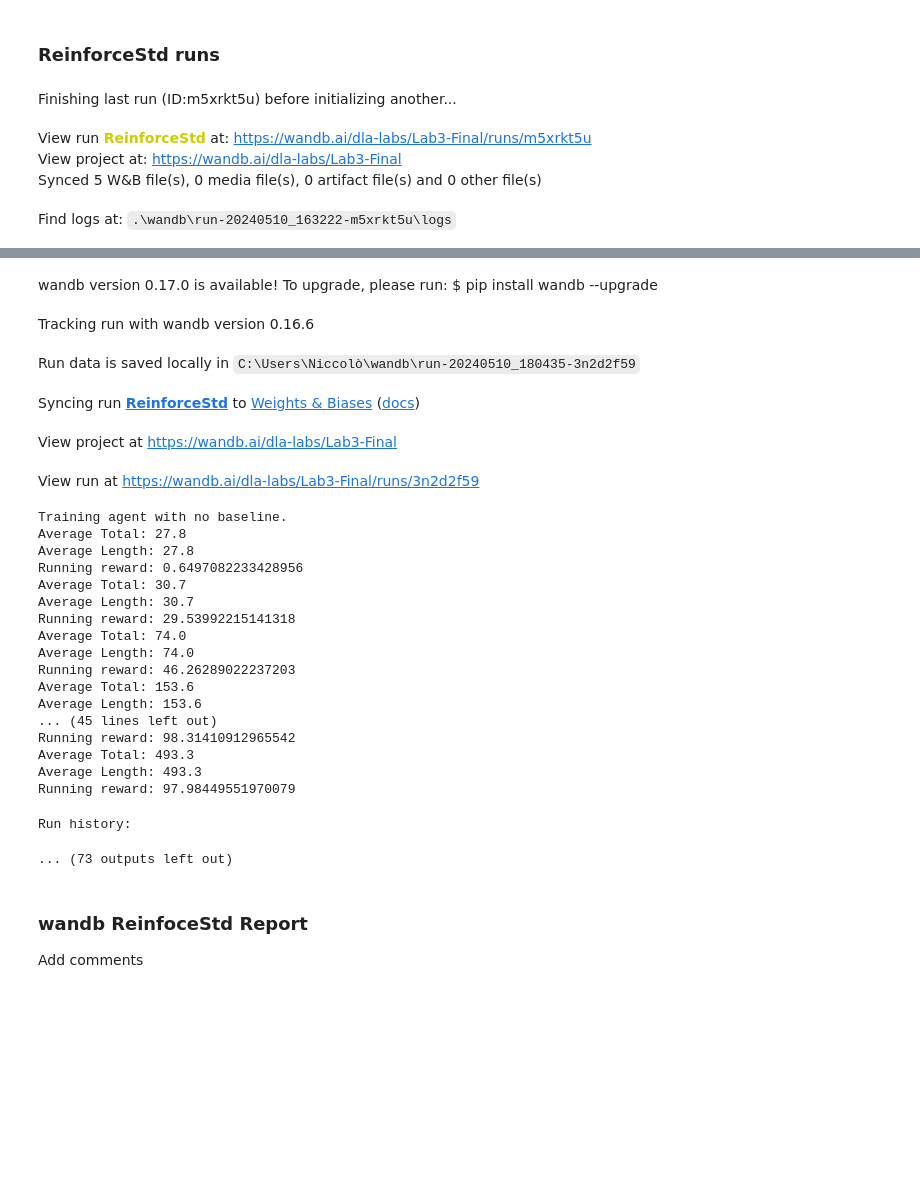
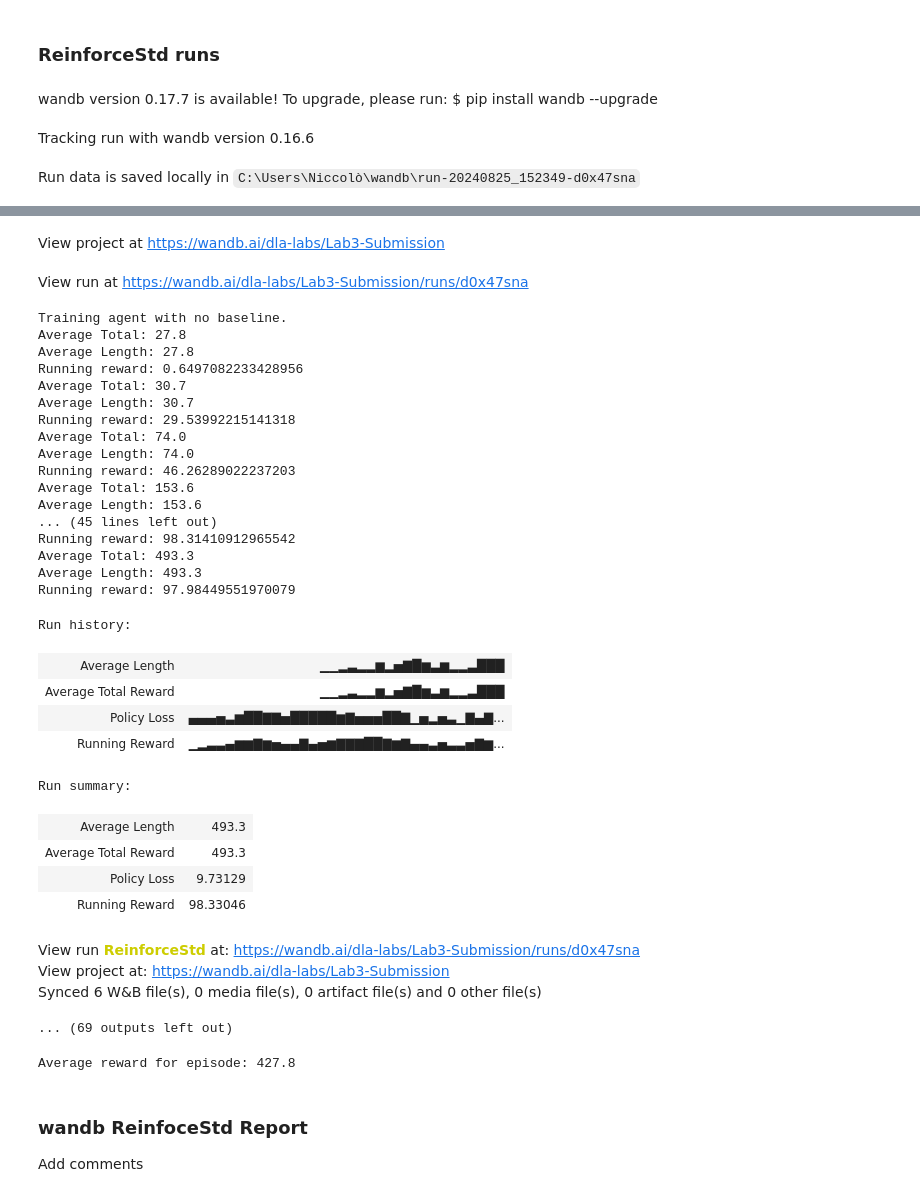
Before and after one commit to Sossio699/DLA, a Jupyter notebook: Lab3/DLA-Lab3-DRL.ipynb, the cells around one changed output, grey strips where cells are left out. Saved outputs shown, nothing was run; the diff lists cells and outputs as text; code cells hidden in the pictures; blank space fills up the shorter version.

```diff
--- a/Lab3/DLA-Lab3-DRL.ipynb
+++ b/Lab3/DLA-Lab3-DRL.ipynb
@@ -169,7 +169,7 @@ class Reinforce:
             wandb.log({**metrics})
 
             # Render an episode after every 100 policy updates.
-            if not episode % self.N:
+            if not episode % 100:
                 self.policy.eval()
                 (obs, _, _, _) = self.run_episode(display=True)
                 self.policy.train()
@@ -205,7 +205,7 @@ for i in range(n_run):
     #track run
     run = wandb.init(
           # Set the project where this run will be logged
-          project="Lab3-Final",
+          project="Lab3-Submission",
           # We pass a run name (otherwise it’ll be randomly assigned, like sunshine-lollypop-10)
           name=f"Reinforce",
           # Track hyperparameters and run metadata
@@ -623,7 +631,7 @@ for i in range(n_run):
 
     run = wandb.init(
           # Set the project where this run will be logged
-          project="Lab3-Final",
+          project="Lab3-Submission",
           # We pass a run name (otherwise it’ll be randomly assigned, like sunshine-lollypop-10)
           name=f"ReinforceStd",
           # Track hyperparameters and run metadata
@@ -664,8 +672,6 @@ for i in range(n_run):
     env_render.close()
     env.close()
 # %% [output]
-Finishing last run (ID:m5xrkt5u) before initializing another...
+wandb version 0.17.7 is available! To upgrade, please run: $ pip install wandb --upgrade
-View run ReinforceStd at: https://wandb.ai/dla-labs/Lab3-Final/runs/m5xrkt5u
-View project at: https://wandb.ai/dla-labs/Lab3-Final
-Synced 5 W&B file(s), 0 media file(s), 0 artifact file(s) and 0 other file(s)
+Tracking run with wandb version 0.16.6
-Find logs at: .\wandb\run-20240510_163222-m5xrkt5u\logs
+Run data is saved locally in C:\Users\Niccolò\wandb\run-20240825_152349-d0x47sna
@@ -673,28 +679,36 @@ Successfully finished last run (ID:m5xrkt5u). Initializing new run:
-wandb version 0.17.0 is available! To upgrade, please run: $ pip install wandb --upgrade
+View project at https://wandb.ai/dla-labs/Lab3-Submission
-Tracking run with wandb version 0.16.6
+View run at https://wandb.ai/dla-labs/Lab3-Submission/runs/d0x47sna
-Run data is saved locally in C:\Users\Niccolò\wandb\run-20240510_180435-3n2d2f59
-Syncing run ReinforceStd to Weights & Biases (docs)
-View project at https://wandb.ai/dla-labs/Lab3-Final
-View run at https://wandb.ai/dla-labs/Lab3-Final/runs/3n2d2f59
 Training agent with no baseline.
 Average Total: 27.8
 Average Length: 27.8
 Running reward: 0.6497082233428956
 Average Total: 30.7
 Average Length: 30.7
 Running reward: 29.53992215141318
 Average Total: 74.0
 Average Length: 74.0
 Running reward: 46.26289022237203
 Average Total: 153.6
 Average Length: 153.6
 ... (45 lines left out)
 Running reward: 98.31410912965542
 Average Total: 493.3
 Average Length: 493.3
 Running reward: 97.98449551970079
 Run history:
+| Average Length | ▁▁▂▃▂▂▆▂▅▇█▆▃▆▂▂▃███ |
+| Average Total Reward | ▁▁▂▃▂▂▆▂▅▇█▆▃▆▂▂▃███ |
+| Policy Loss | ▄▄▄▅▃▆██▇▇▅█████▆▇▅▅▅██▇▁▅▂▅▃▁▇▄▇... |
+| Running Reward | ▁▂▃▃▄▆▆▇▆▅▄▄▇▄▅▆▇▇▇██▇▆▇▄▄▃▅▃▃▅▇▆... |
-... (73 outputs left out)
+Run summary:
+| Average Length | 493.3 |
+| Average Total Reward | 493.3 |
+| Policy Loss | 9.73129 |
+| Running Reward | 98.33046 |
+View run ReinforceStd at: https://wandb.ai/dla-labs/Lab3-Submission/runs/d0x47sna
+View project at: https://wandb.ai/dla-labs/Lab3-Submission
+Synced 6 W&B file(s), 0 media file(s), 0 artifact file(s) and 0 other file(s)
+... (69 outputs left out)
 # %%
 # And run the final agent for a few episodes.
 env_render = gym.make('CartPole-v1', render_mode='human')
@@ -703,11 +717,13 @@ r.setEnvRender(env_render)
 
 total_rewards = 0
 for _ in range(20):
-    (_, _, _, rewards) = r.run_episode(display=True, test=True) #deterministic selected action
+    (_, _, _, rewards, _) = r.run_episode(display=True, test=True) #deterministic selected action
     total_rewards += np.sum(rewards)
 average_test_reward = total_rewards / 20
 print(f'Average reward for episode: {average_test_reward}')
 env_render.close()
+# %% [output]
+Average reward for episode: 427.8
 # %% [markdown]
 ### wandb ReinfoceStd Report
 Add comments
```
Also changed, not shown: parts of 31 cells of this notebook.
